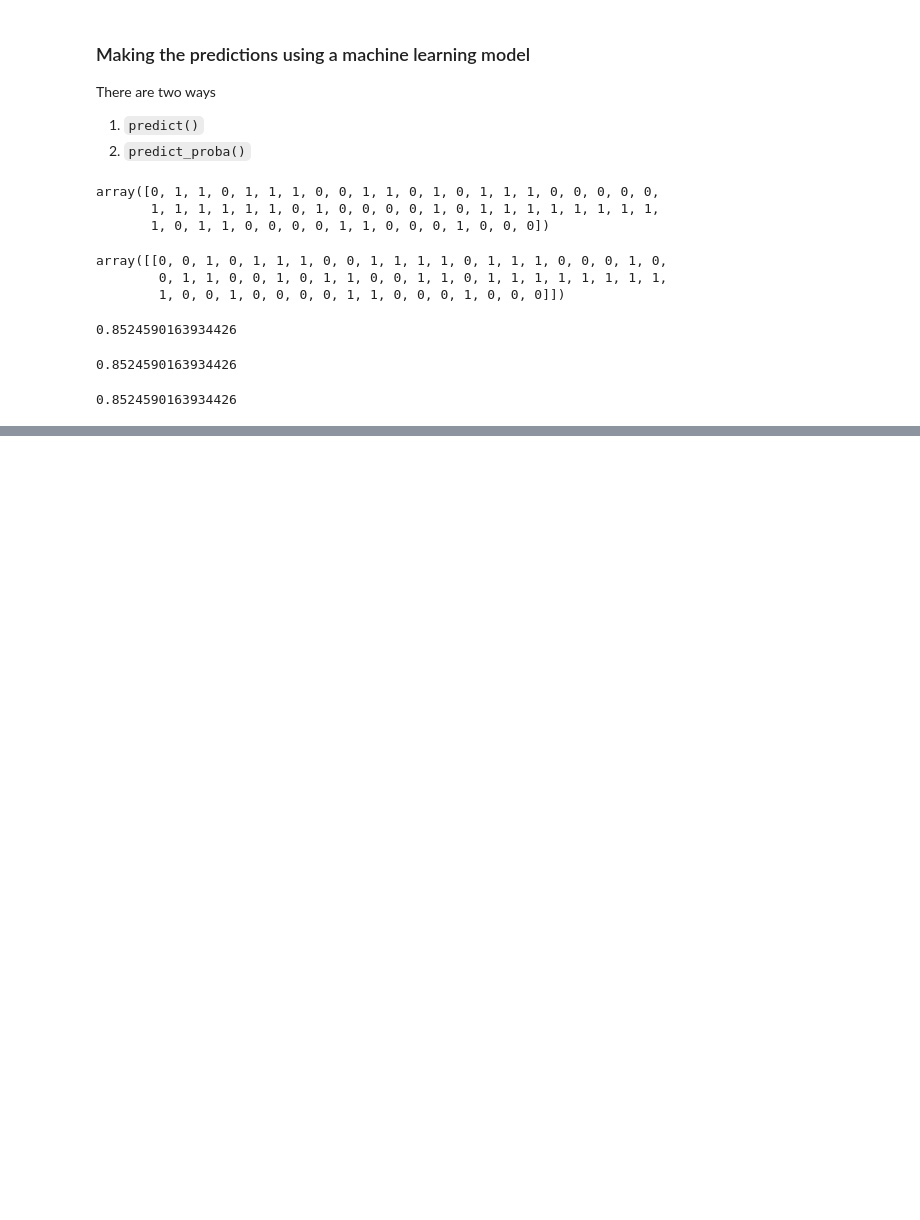
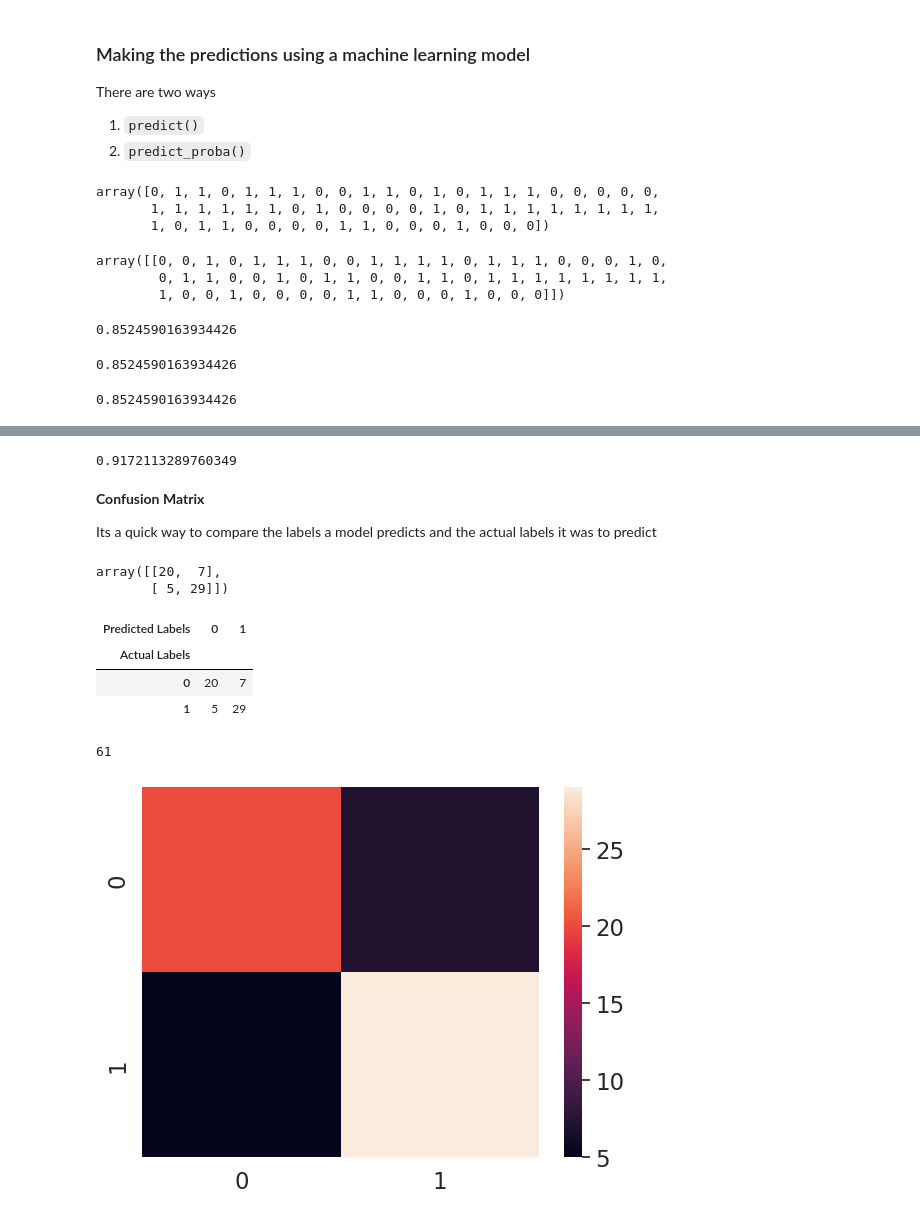
Before and after one commit to vishnumr18/AIML, a Jupyter notebook: Scikit Learn/IntorToSkLearn.ipynb, the cells around one changed output, grey strips where cells are left out. Cells and saved outputs as stored; diff of their text form; code cells hidden in the pictures; blank space fills up the shorter version.

```diff
--- a/Scikit Learn/IntorToSkLearn.ipynb
+++ b/Scikit Learn/IntorToSkLearn.ipynb
@@ -792,0 +1064,49 @@ accuracy_score(y_test, y_preds)
+# %%
+from sklearn.metrics import roc_auc_score
+"""
+Area Under the Curve (AUC): The AUC measures the area under the ROC curve. It provides a single scalar value
+that quantifies the overall performance of the classifier across all possible classification thresholds.
+"""
+roc_auc_score(y_test, y_probs_positive)
+# %% [output]
+0.9172113289760349
+# %% [markdown]
+**Confusion Matrix**
+
+Its a quick way to compare the labels a model predicts and the actual labels it was to predict
+# %%
+from sklearn.metrics import confusion_matrix
+
+y_preds = clf.predict(X_test)
+
+confusion_matrix(y_test, y_preds)
+# %% [output]
+array([[20,  7],
+       [ 5, 29]])
+# %%
+pd.crosstab(y_test,
+            y_preds,
+            rownames=['Actual Labels'],
+            colnames=['Predicted Labels'])
+# %% [output]
+| Predicted Labels | 0 | 1 |
+| Actual Labels |  |  |
+| 0 | 20 | 7 |
+| 1 | 5 | 29 |
+# %%
+len(y_preds)
+# %% [output]
+61
+# %%
+import seaborn as sns
+
+# set font scale
+sns.set(font_scale=1.5)
+
+# set the font scale
+conf_mat = confusion_matrix(y_test, y_preds)
+
+# plot it using seaborn
+sns.heatmap(conf_mat);
+# %% [output]
+[figure, added]
```
Also changed, not shown: parts of 53 cells of this notebook, 11 other files.
